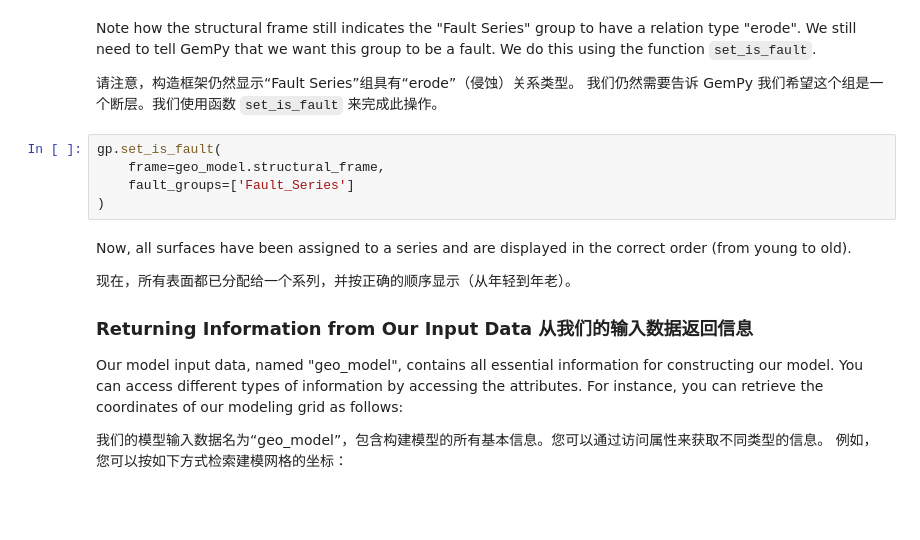
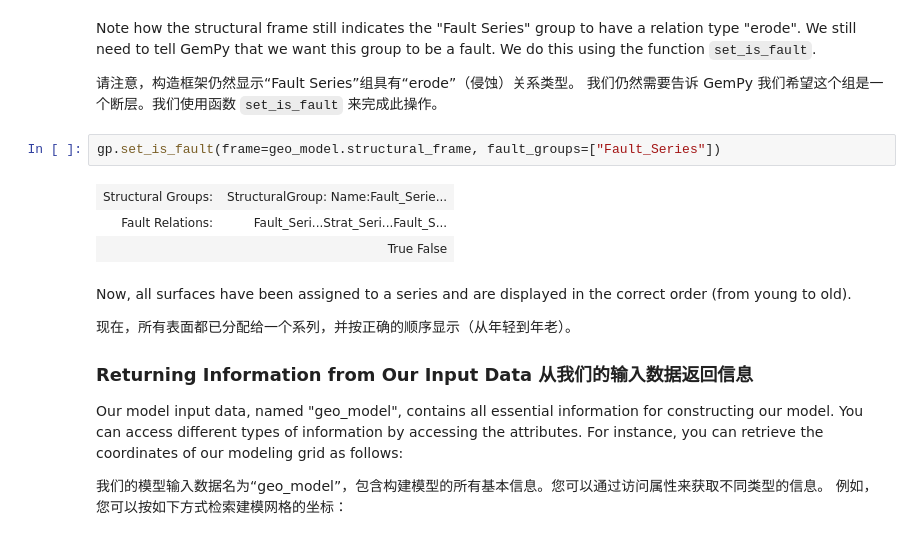
Before and after one commit to oimero/cup_pylops_transform2021, a Jupyter notebook: gempy/ch1_1_basics.ipynb, the cells around one changed output. Drawn from its saved outputs; the diff is of its cells as text; blank space fills up the shorter version.

```diff
--- a/gempy/ch1_1_basics.ipynb
+++ b/gempy/ch1_1_basics.ipynb
@@ -167,10 +195,11 @@ We still need to tell GemPy that we want this group to be a fault. We do this us
 请注意，构造框架仍然显示“Fault Series”组具有“erode”（侵蚀）关系类型。
 我们仍然需要告诉 GemPy 我们希望这个组是一个断层。我们使用函数 `set_is_fault` 来完成此操作。
 # %%
-gp.set_is_fault(
-    frame=geo_model.structural_frame,
-    fault_groups=['Fault_Series']
-)
+gp.set_is_fault(frame=geo_model.structural_frame, fault_groups=["Fault_Series"])
+# %% [output]
+| Structural Groups: | StructuralGroup: Name:Fault_Serie... |
+| Fault Relations: | Fault_Seri...Strat_Seri...Fault_S... |
+|  | True False |
 # %% [markdown]
 Now, all surfaces have been assigned to a series and are displayed in the correct order
 (from young to old).
```
Also changed, not shown: parts of 23 cells of this notebook, 6 other files.
